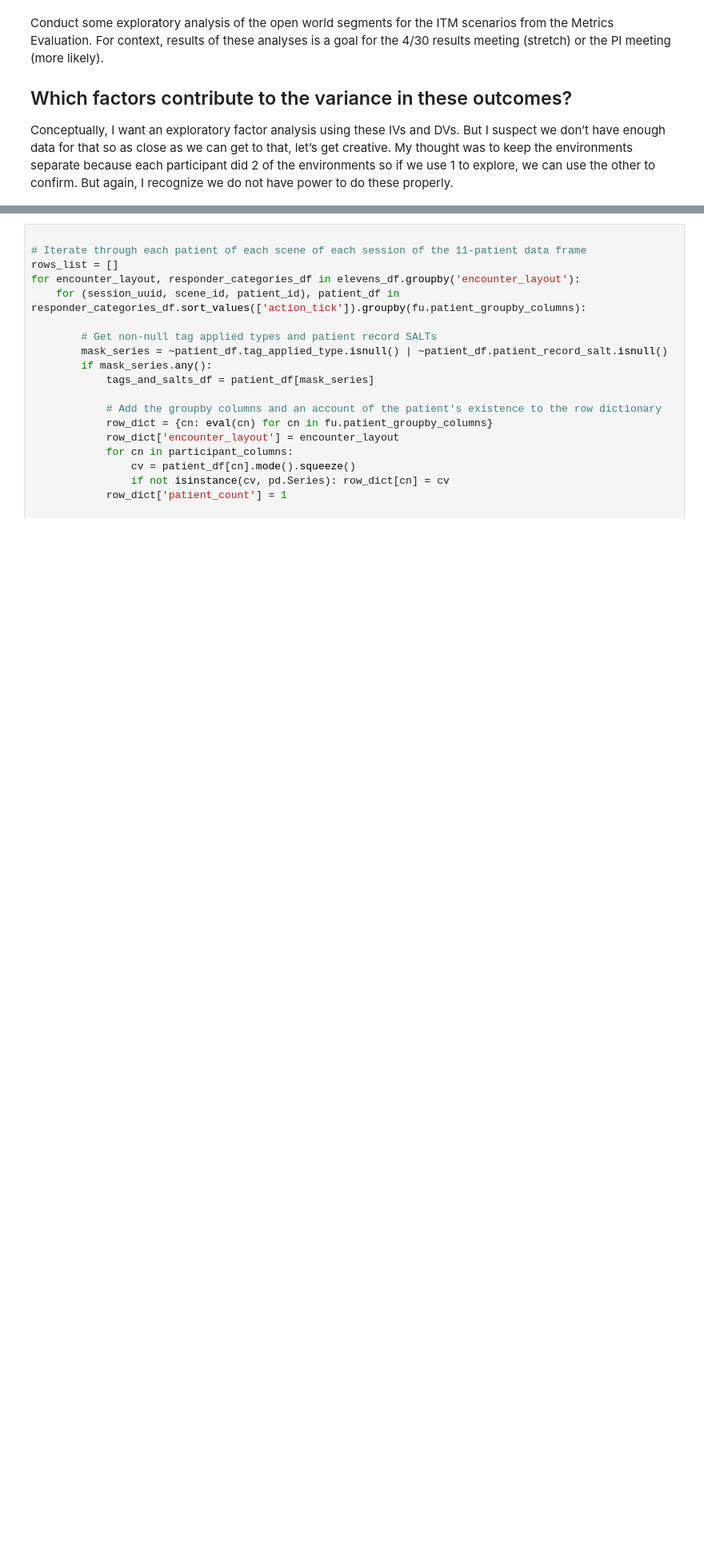
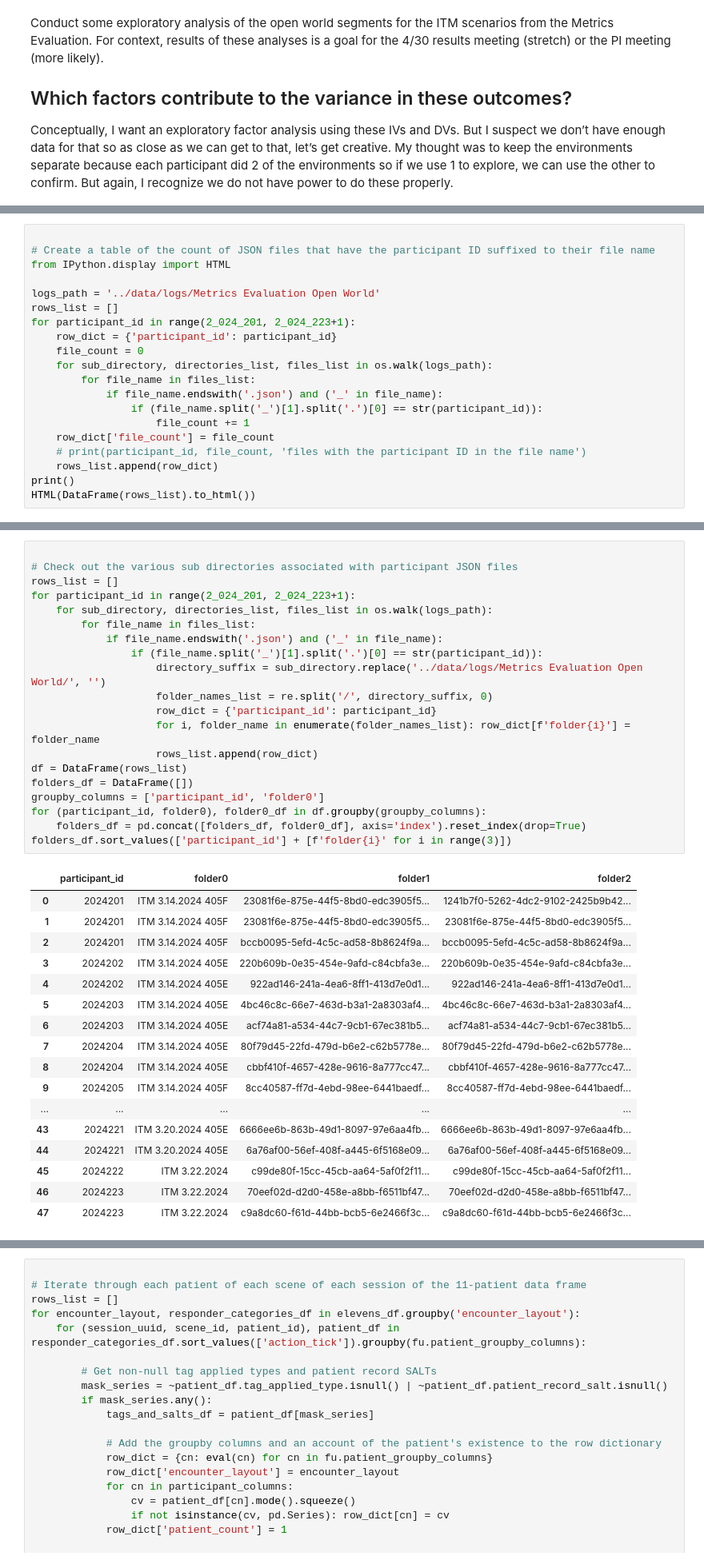
Before and after one commit to dbabbitt/itm-analysis-reporting-1, a Jupyter notebook: explorations/Metrics Evaluation Open World.ipynb, the cells around one changed output, grey strips where cells are left out. Shown at 80% size. Saved outputs shown, nothing was run; the diff lists cells and outputs as text; blank space fills up the shorter version.

```diff
--- a/explorations/Metrics Evaluation Open World.ipynb
+++ b/explorations/Metrics Evaluation Open World.ipynb
@@ -60,0 +73,20 @@ print(elevens_df.shape) # (80364, 138)
+# %%
+
+# Create a table of the count of JSON files that have the participant ID suffixed to their file name
+from IPython.display import HTML
+
+logs_path = '../data/logs/Metrics Evaluation Open World'
+rows_list = []
+for participant_id in range(2_024_201, 2_024_223+1):
+    row_dict = {'participant_id': participant_id}
+    file_count = 0
+    for sub_directory, directories_list, files_list in os.walk(logs_path):
+        for file_name in files_list:
+            if file_name.endswith('.json') and ('_' in file_name):
+                if (file_name.split('_')[1].split('.')[0] == str(participant_id)):
+                    file_count += 1
+    row_dict['file_count'] = file_count
+    # print(participant_id, file_count, 'files with the participant ID in the file name')
+    rows_list.append(row_dict)
+print()
+HTML(DataFrame(rows_list).to_html())
@@ -60,0 +111,38 @@ print(elevens_df.shape) # (80364, 138)
+# %%
+
+# Check out the various sub directories associated with participant JSON files
+rows_list = []
+for participant_id in range(2_024_201, 2_024_223+1):
+    for sub_directory, directories_list, files_list in os.walk(logs_path):
+        for file_name in files_list:
+            if file_name.endswith('.json') and ('_' in file_name):
+                if (file_name.split('_')[1].split('.')[0] == str(participant_id)):
+                    directory_suffix = sub_directory.replace('../data/logs/Metrics Evaluation Open World/', '')
+                    folder_names_list = re.split('/', directory_suffix, 0)
+                    row_dict = {'participant_id': participant_id}
+                    for i, folder_name in enumerate(folder_names_list): row_dict[f'folder{i}'] = folder_name
+                    rows_list.append(row_dict)
+df = DataFrame(rows_list)
+folders_df = DataFrame([])
+groupby_columns = ['participant_id', 'folder0']
+for (participant_id, folder0), folder0_df in df.groupby(groupby_columns):
+    folders_df = pd.concat([folders_df, folder0_df], axis='index').reset_index(drop=True)
+folders_df.sort_values(['participant_id'] + [f'folder{i}' for i in range(3)])
+# %% [output]
+|  | participant_id | folder0 | folder1 | folder2 |
+| 0 | 2024201 | ITM 3.14.2024 405F | 23081f6e-875e-44f5-8bd0-edc3905f5... | 1241b7f0-5262-4dc2-9102-2425b9b42... |
+| 1 | 2024201 | ITM 3.14.2024 405F | 23081f6e-875e-44f5-8bd0-edc3905f5... | 23081f6e-875e-44f5-8bd0-edc3905f5... |
+| 2 | 2024201 | ITM 3.14.2024 405F | bccb0095-5efd-4c5c-ad58-8b8624f9a... | bccb0095-5efd-4c5c-ad58-8b8624f9a... |
+| 3 | 2024202 | ITM 3.14.2024 405E | 220b609b-0e35-454e-9afd-c84cbfa3e... | 220b609b-0e35-454e-9afd-c84cbfa3e... |
+| 4 | 2024202 | ITM 3.14.2024 405E | 922ad146-241a-4ea6-8ff1-413d7e0d1... | 922ad146-241a-4ea6-8ff1-413d7e0d1... |
+| 5 | 2024203 | ITM 3.14.2024 405E | 4bc46c8c-66e7-463d-b3a1-2a8303af4... | 4bc46c8c-66e7-463d-b3a1-2a8303af4... |
+| 6 | 2024203 | ITM 3.14.2024 405E | acf74a81-a534-44c7-9cb1-67ec381b5... | acf74a81-a534-44c7-9cb1-67ec381b5... |
+| 7 | 2024204 | ITM 3.14.2024 405E | 80f79d45-22fd-479d-b6e2-c62b5778e... | 80f79d45-22fd-479d-b6e2-c62b5778e... |
+| 8 | 2024204 | ITM 3.14.2024 405E | cbbf410f-4657-428e-9616-8a777cc47... | cbbf410f-4657-428e-9616-8a777cc47... |
+| 9 | 2024205 | ITM 3.14.2024 405F | 8cc40587-ff7d-4ebd-98ee-6441baedf... | 8cc40587-ff7d-4ebd-98ee-6441baedf... |
+| ... | ... | ... | ... | ... |
+| 43 | 2024221 | ITM 3.20.2024 405E | 6666ee6b-863b-49d1-8097-97e6aa4fb... | 6666ee6b-863b-49d1-8097-97e6aa4fb... |
+| 44 | 2024221 | ITM 3.20.2024 405E | 6a76af00-56ef-408f-a445-6f5168e09... | 6a76af00-56ef-408f-a445-6f5168e09... |
+| 45 | 2024222 | ITM 3.22.2024 | c99de80f-15cc-45cb-aa64-5af0f2f11... | c99de80f-15cc-45cb-aa64-5af0f2f11... |
+| 46 | 2024223 | ITM 3.22.2024 | 70eef02d-d2d0-458e-a8bb-f6511bf47... | 70eef02d-d2d0-458e-a8bb-f6511bf47... |
+| 47 | 2024223 | ITM 3.22.2024 | c9a8dc60-f61d-44bb-bcb5-6e2466f3c... | c9a8dc60-f61d-44bb-bcb5-6e2466f3c... |
```
Also changed, not shown: parts of 23 cells of this notebook, 4 other files.
